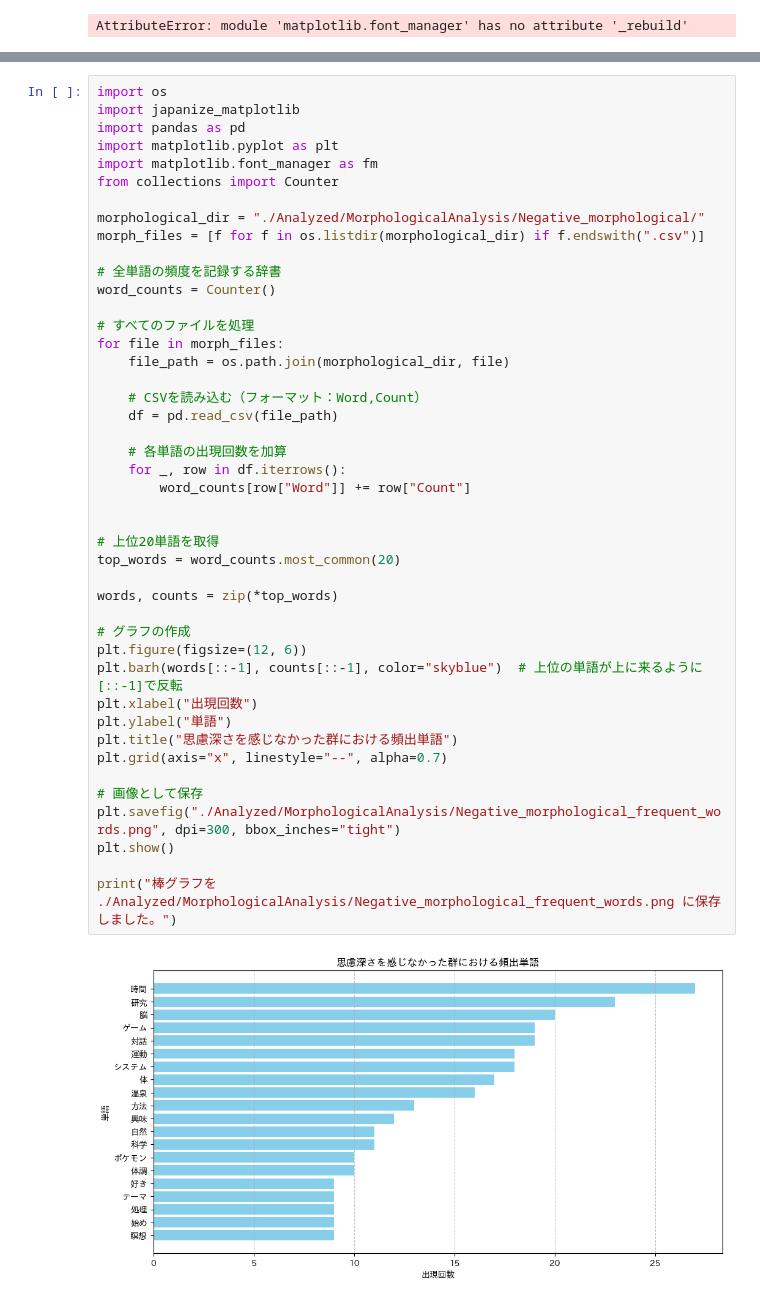
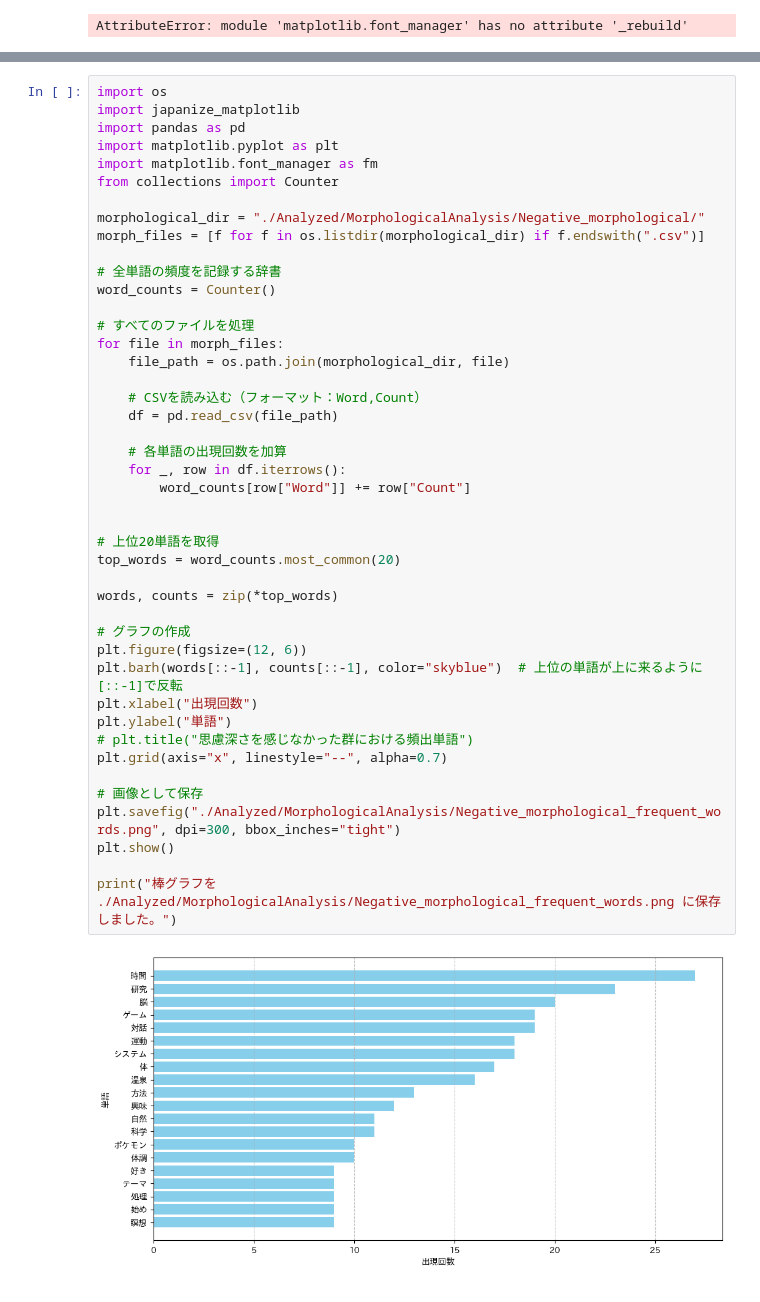
Before and after one commit to john-ichigogasuki/Analytics, a Jupyter notebook: TopicAnalyzation.ipynb, the cells around one changed output, grey strips where cells are left out. Cells and saved outputs as stored; diff of their text form.

```diff
--- a/TopicAnalyzation.ipynb
+++ b/TopicAnalyzation.ipynb
@@ -333,33 +333,33 @@ word_counts = Counter()
 # すべてのファイルを処理
 for file in morph_files:
     file_path = os.path.join(morphological_dir, file)
 
     # CSVを読み込む（フォーマット：Word,Count）
     df = pd.read_csv(file_path)
 
     # 各単語の出現回数を加算
     for _, row in df.iterrows():
         word_counts[row["Word"]] += row["Count"]
 
 
 # 上位20単語を取得
 top_words = word_counts.most_common(20)
 
 words, counts = zip(*top_words)
 
 # グラフの作成
 plt.figure(figsize=(12, 6))
 plt.barh(words[::-1], counts[::-1], color="skyblue")  # 上位の単語が上に来るように[::-1]で反転
 plt.xlabel("出現回数")
 plt.ylabel("単語")
-plt.title("思慮深さを感じなかった群における頻出単語")
+# plt.title("思慮深さを感じなかった群における頻出単語")
 plt.grid(axis="x", linestyle="--", alpha=0.7)
 
 # 画像として保存
 plt.savefig("./Analyzed/MorphologicalAnalysis/Negative_morphological_frequent_words.png", dpi=300, bbox_inches="tight")
 plt.show()
 
 print("棒グラフを ./Analyzed/MorphologicalAnalysis/Negative_morphological_frequent_words.png に保存しました。")
 # %% [output]
-[figure, old version]
+[figure, new version]
 棒グラフを ./Analyzed/MorphologicalAnalysis/Negative_morphological_frequent_words.png に保存しました。
```
Also changed, not shown: parts of 1 cell of this notebook, 8 other files.
